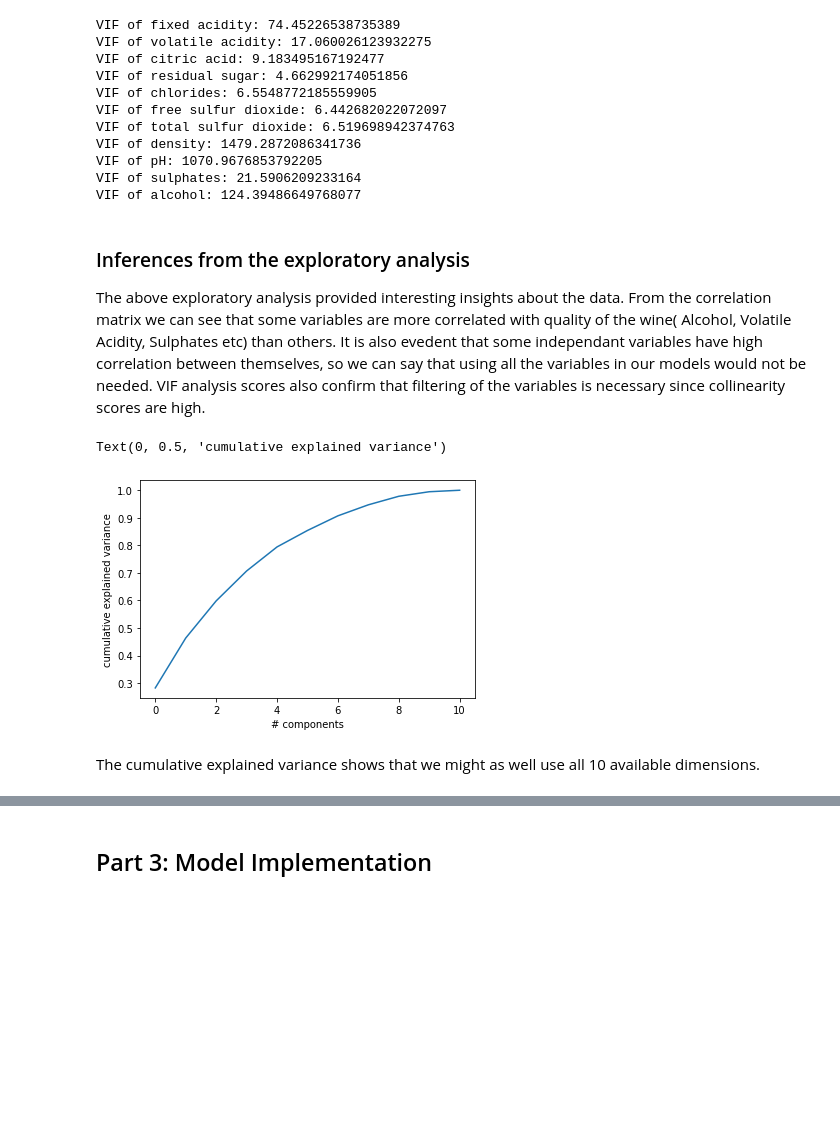
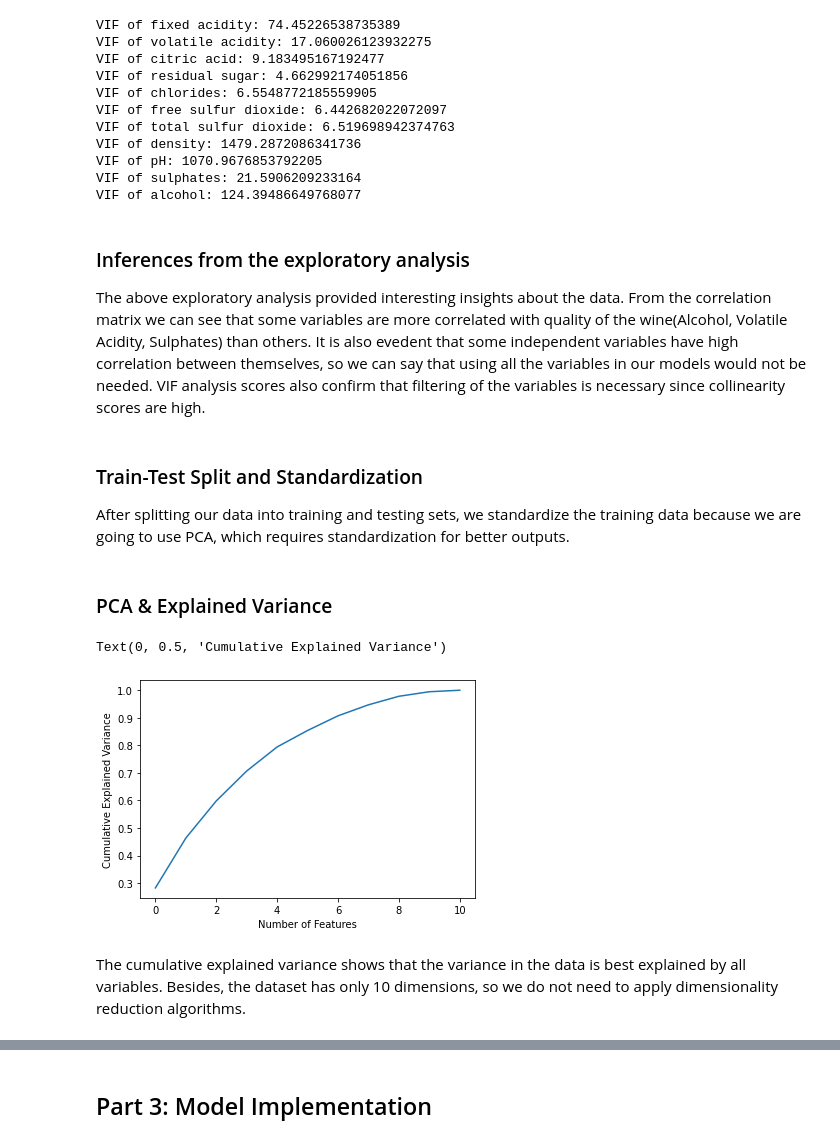
Before and after one commit to eliyanovva/wine-dataset-analysis, a Jupyter notebook: MidtermModels.ipynb, the cells around one changed output, grey strips where cells are left out. Drawn from its saved outputs; the diff is of its cells as text; code cells hidden in the pictures; blank space fills up the shorter version.

```diff
--- a/MidtermModels.ipynb
+++ b/MidtermModels.ipynb
@@ -112,6 +119,9 @@ VIF of alcohol: 124.39486649768077
 # %% [markdown]
 ### Inferences from the exploratory analysis
 
-<p> The above exploratory analysis provided interesting insights about the data. From the correlation matrix we can see that some variables are more correlated with quality of the wine( Alcohol, Volatile Acidity, Sulphates etc) than others. It is also evedent that some independant variables have high correlation between themselves, so we can say that using all the variables in our models would not be needed. VIF analysis scores also confirm that filtering of the variables is necessary since collinearity scores are high. </p>
+<p> The above exploratory analysis provided interesting insights about the data. From the correlation matrix we can see that some variables are more correlated with quality of the wine(Alcohol, Volatile Acidity, Sulphates) than others. It is also evedent that some independent variables have high correlation between themselves, so we can say that using all the variables in our models would not be needed. VIF analysis scores also confirm that filtering of the variables is necessary since collinearity scores are high. </p>
+# %% [markdown]
+### Train-Test Split and Standardization
+After splitting our data into training and testing sets, we standardize the training data because we are going to use PCA, which requires standardization for better outputs.
 # %%
 # Train-Test Split of the data
@@ -121,19 +131,21 @@ Xtrain, Xtest, ytrain, ytest = train_test_split(df,y,random_state =0)
 scaler = StandardScaler()
 std_Xtrain = scaler.fit_transform(Xtrain)
 std_Xtest = scaler.transform(Xtest)
+# %% [markdown]
+### PCA & Explained Variance
 # %%
 # PCA check on how many features explain the variance of the data
 pca = PCA().fit_transform(std_Xtrain)
 explained_variance = np.var(pca, axis=0)
 explained_variance_ratio = explained_variance / np.sum(explained_variance)
 plt.plot(np.cumsum(explained_variance_ratio))
-plt.xlabel('# components')
-plt.ylabel('cumulative explained variance')
+plt.xlabel('Number of Features')
+plt.ylabel('Cumulative Explained Variance')
 # %% [output]
-Text(0, 0.5, 'cumulative explained variance')
+Text(0, 0.5, 'Cumulative Explained Variance')
-[figure, old version]
+[figure, new version]
 # %% [markdown]
-The cumulative explained variance shows that we might as well use all 10 available dimensions.
+The cumulative explained variance shows that the variance in the data is best explained by all variables. Besides, the dataset has only 10 dimensions, so we do not need to apply dimensionality reduction algorithms.
 # %% [markdown]
 ## Part 2: Models
 
```
Also changed, not shown: parts of 53 cells of this notebook.
